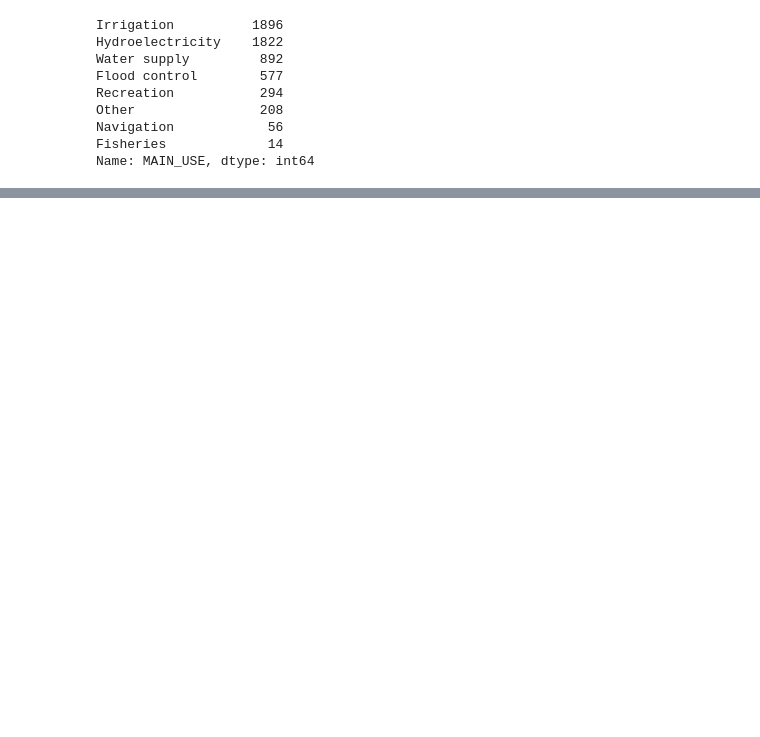
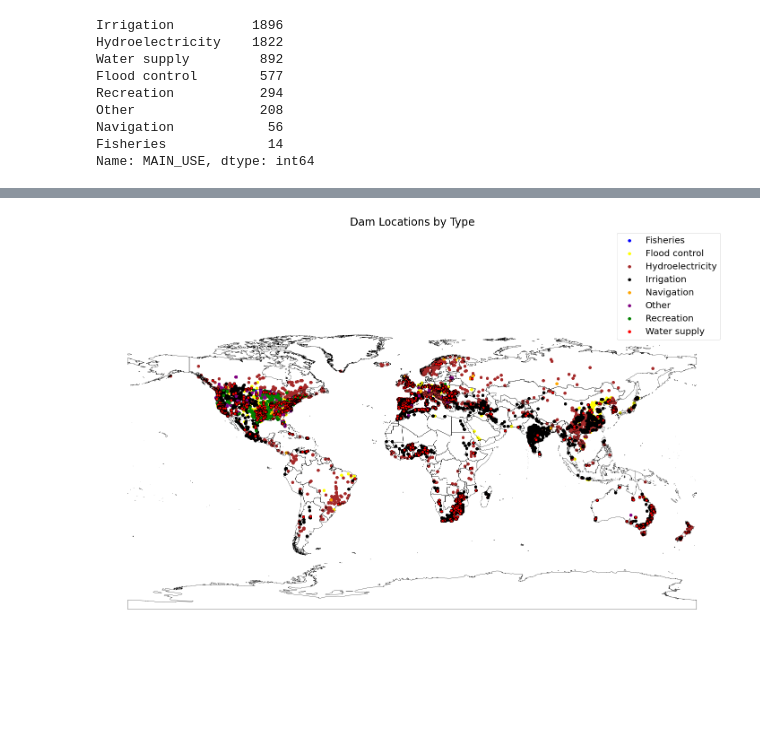
Before and after one commit to brianpinke/ea-2021-final-project-dam-project, a Jupyter notebook: grand-data-ex.ipynb, the cells around one changed output, grey strips where cells are left out. Cells and saved outputs as stored; diff of their text form; code cells hidden in the pictures; blank space fills up the shorter version.

```diff
--- a/grand-data-ex.ipynb
+++ b/grand-data-ex.ipynb
@@ -79,3 +112,37 @@ Name: MAIN_USE, dtype: int64
+# %%
+# Create a dictionary with main use
+main_use = {'Irrigation': 'black',
+            'Hydroelectricity': 'brown',
+            'Water supply': 'red',
+            'Flood control': 'yellow',
+            'Recreation': 'green',
+            'Other': 'purple',
+            'Navigation': 'orange',
+            'Fisheries': 'blue',
+            'Unknown': 'black'}
+
+# Plot the data
+fig, ax = plt.subplots(figsize=(25, 20))
+
+for ctype, grand_plots in grand_plots.groupby('MAIN_USE'):
+    color = main_use[ctype]
+    label = ctype
+    grand_plots.plot(color=color,
+                     ax=ax,
+                     label=label)
+
+
+grand_plots.plot(color=color, edgecolor="black", ax=ax)
+countries_border.plot(color="none",edgecolor="black", linewidth=.5, ax=ax)
+
+ax.legend()
+ax.set_title("Dam Locations by Type", fontsize=24)
+plt.legend(fontsize=20)
+ax.set_axis_off()
+plt.axis('equal')
+plt.show()
+# %% [output]
+[figure, added]
 # %%
 grand_plots['COUNTRY'].value_counts()
 # %% [output]
```
Also changed, not shown: parts of 15 cells of this notebook.
